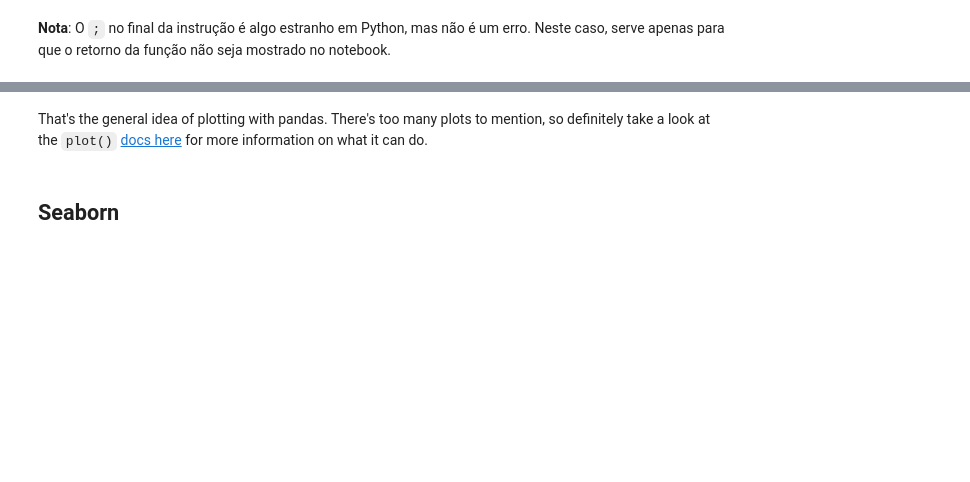
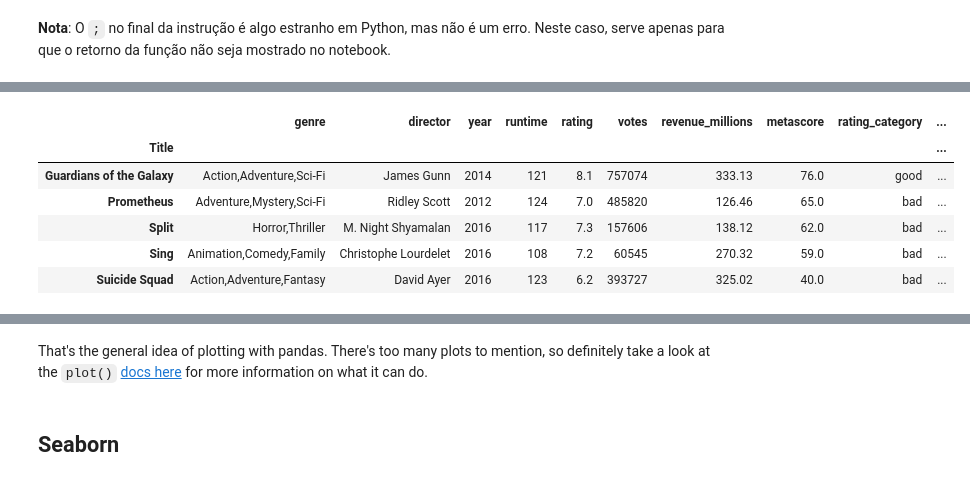
Before and after one commit to TheAwesomeGe/DECD, a Jupyter notebook: notebooks/04-visualization.ipynb, the cells around one changed output, grey strips where cells are left out. Drawn from its saved outputs; the diff is of its cells as text; code cells hidden in the pictures; blank space fills up the shorter version.

```diff
--- a/notebooks/04-visualization.ipynb
+++ b/notebooks/04-visualization.ipynb
@@ -35,6 +32,16 @@ Let's plot the relationship between ratings and revenue. All we need to do is ca
 # %%
+import pandas as pd
 import os
 
 data_path = '../data/' if os.path.exists('../data/') else 'https://raw.githubusercontent.com/TheAwesomeGe/DECD/main/data/'
 
 movies_df = pd.read_csv(data_path + 'IMDB-Movie-Data-Processed.csv', index_col='Title')
+movies_df.head()
+# %% [output]
+|  | genre | director | year | runtime | rating | votes | revenue_millions | metascore | rating_category | ... |
+| Title |  |  |  |  |  |  |  |  |  | ... |
+| Guardians of the Galaxy | Action,Adventure,Sci-Fi | James Gunn | 2014 | 121 | 8.1 | 757074 | 333.13 | 76.0 | good | ... |
+| Prometheus | Adventure,Mystery,Sci-Fi | Ridley Scott | 2012 | 124 | 7.0 | 485820 | 126.46 | 65.0 | bad | ... |
+| Split | Horror,Thriller | M. Night Shyamalan | 2016 | 117 | 7.3 | 157606 | 138.12 | 62.0 | bad | ... |
+| Sing | Animation,Comedy,Family | Christophe Lourdelet | 2016 | 108 | 7.2 | 60545 | 270.32 | 59.0 | bad | ... |
+| Suicide Squad | Action,Adventure,Fantasy | David Ayer | 2016 | 123 | 6.2 | 393727 | 325.02 | 40.0 | bad | ... |
```
Also changed, not shown: parts of 36 cells of this notebook, 1 other file.
